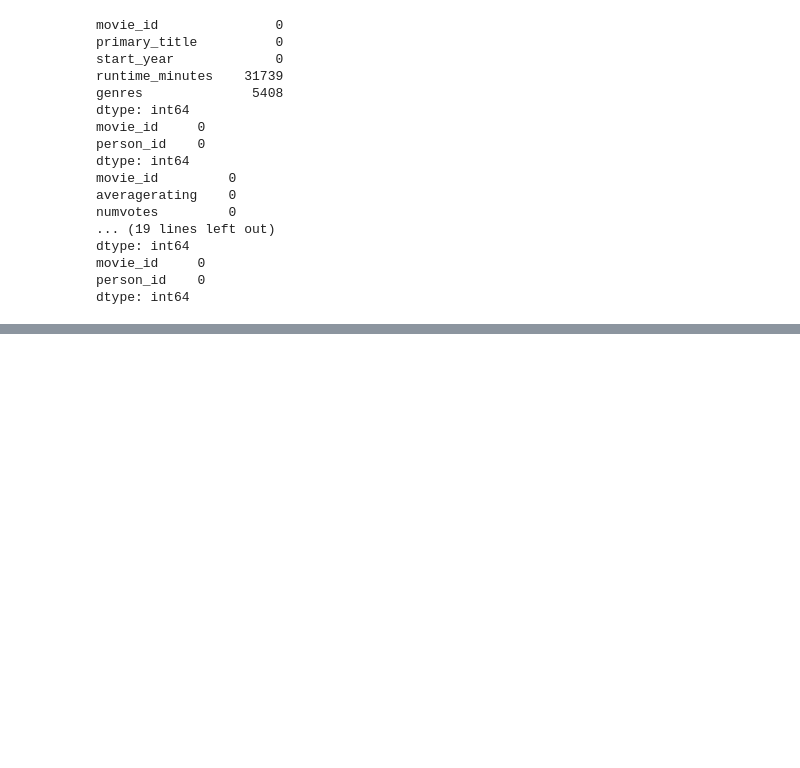
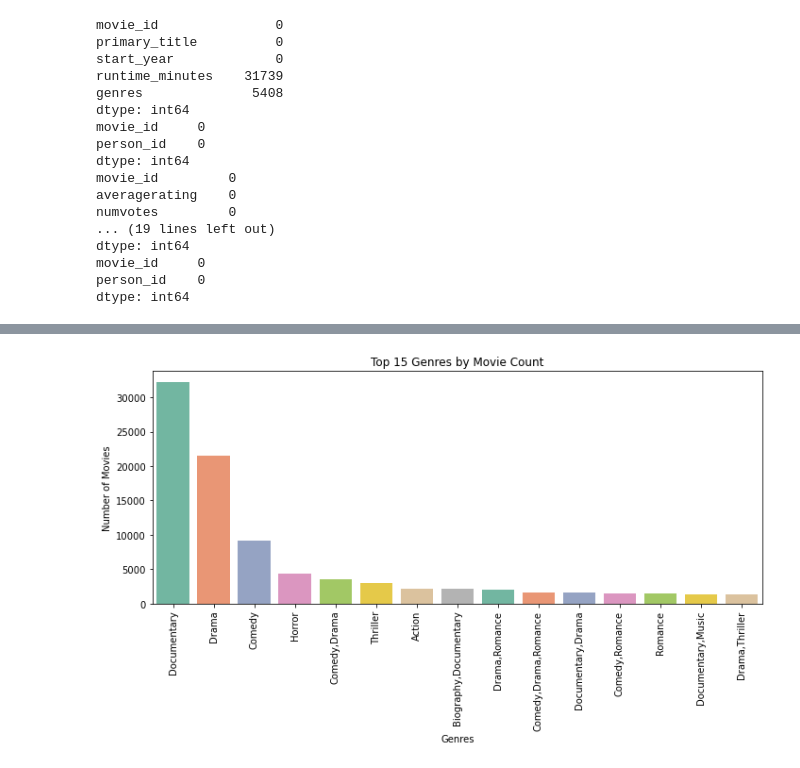
Before and after one commit to Otim135/group3-phase2-project, a Jupyter notebook: ipynbs/Studio_Genre_Strategy_Analysis.ipynb, the cells around one changed output, grey strips where cells are left out. Saved outputs shown, nothing was run; the diff lists cells and outputs as text; code cells hidden in the pictures; blank space fills up the shorter version.

```diff
--- a/ipynbs/Studio_Genre_Strategy_Analysis.ipynb
+++ b/ipynbs/Studio_Genre_Strategy_Analysis.ipynb
@@ -322,0 +372,23 @@ dtype: int64
+# %%
+# Top 15 genres by movie_count
+top_15_genres = """ SELECT genres, COUNT(DISTINCT movie_id) AS genre_count
+FROM movie_basics
+GROUP BY genres
+ORDER BY genre_count DESC
+LIMIT 15;"""
+top_15_genres = pd.read_sql(top_15_genres, conn)
+top_15_genres
+
+# Plot barplot of the genre count
+plt.figure(figsize=(10,6))
+ax= sns.barplot(y='genre_count', x='genres', data=top_15_genres, palette='Set2')
+
+plt.title('Top 15 Genres by Movie Count')
+plt.xlabel('Genres')
+plt.ylabel('Number of Movies')
+plt.xticks(rotation=90)
+
+plt.tight_layout()
+plt.show()
+# %% [output]
+[figure, added]
```
Also changed, not shown: parts of 3 cells of this notebook.
